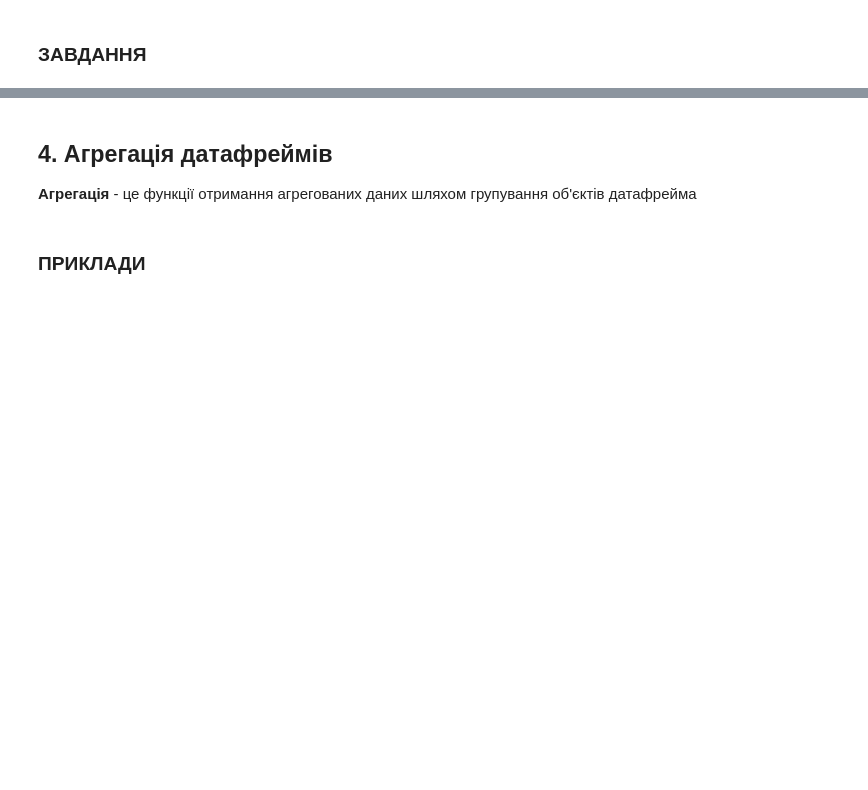
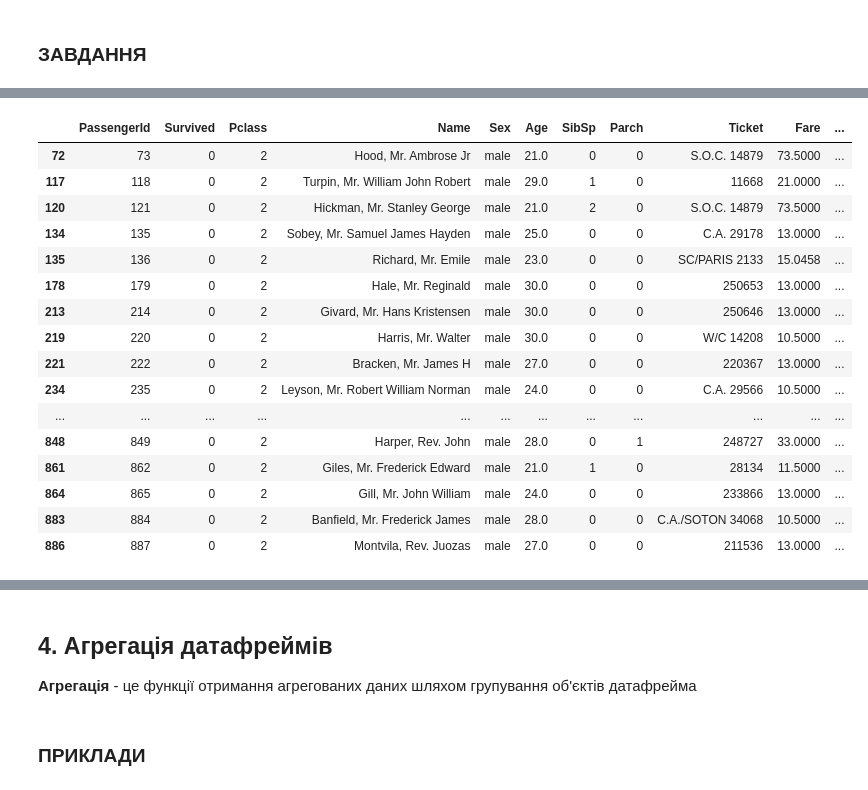
Before and after one commit to KatyaIT124/ML-2023, a Jupyter notebook: Pandas/Pandas_lab.ipynb, the cells around one changed output, grey strips where cells are left out. Drawn from its saved outputs; the diff is of its cells as text; code cells hidden in the pictures; blank space fills up the shorter version.

```diff
--- a/Pandas/Pandas_lab.ipynb
+++ b/Pandas/Pandas_lab.ipynb
@@ -502,7 +609,26 @@ titanic = pd.read_csv(url)
 # %%
 # ЗАВДАННЯ 3.5: вибрати з датасету `titanic` рядки з пасажирами чоловічої статі віком
 # від 20 до 30 років, які подорожували 2 класом
-...
+titanic_male = titanic.loc[(titanic['Sex'] == 'male') & (titanic['Age'] >= 20) & (titanic['Age'] <= 30) & (titanic['Pclass'] == 2)]
+titanic_male
+# %% [output]
+|  | PassengerId | Survived | Pclass | Name | Sex | Age | SibSp | Parch | Ticket | Fare | ... |
+| 72 | 73 | 0 | 2 | Hood, Mr. Ambrose Jr | male | 21.0 | 0 | 0 | S.O.C. 14879 | 73.5000 | ... |
+| 117 | 118 | 0 | 2 | Turpin, Mr. William John Robert | male | 29.0 | 1 | 0 | 11668 | 21.0000 | ... |
+| 120 | 121 | 0 | 2 | Hickman, Mr. Stanley George | male | 21.0 | 2 | 0 | S.O.C. 14879 | 73.5000 | ... |
+| 134 | 135 | 0 | 2 | Sobey, Mr. Samuel James Hayden | male | 25.0 | 0 | 0 | C.A. 29178 | 13.0000 | ... |
+| 135 | 136 | 0 | 2 | Richard, Mr. Emile | male | 23.0 | 0 | 0 | SC/PARIS 2133 | 15.0458 | ... |
+| 178 | 179 | 0 | 2 | Hale, Mr. Reginald | male | 30.0 | 0 | 0 | 250653 | 13.0000 | ... |
+| 213 | 214 | 0 | 2 | Givard, Mr. Hans Kristensen | male | 30.0 | 0 | 0 | 250646 | 13.0000 | ... |
+| 219 | 220 | 0 | 2 | Harris, Mr. Walter | male | 30.0 | 0 | 0 | W/C 14208 | 10.5000 | ... |
+| 221 | 222 | 0 | 2 | Bracken, Mr. James H | male | 27.0 | 0 | 0 | 220367 | 13.0000 | ... |
+| 234 | 235 | 0 | 2 | Leyson, Mr. Robert William Norman | male | 24.0 | 0 | 0 | C.A. 29566 | 10.5000 | ... |
+| ... | ... | ... | ... | ... | ... | ... | ... | ... | ... | ... | ... |
+| 848 | 849 | 0 | 2 | Harper, Rev. John | male | 28.0 | 0 | 1 | 248727 | 33.0000 | ... |
+| 861 | 862 | 0 | 2 | Giles, Mr. Frederick Edward | male | 21.0 | 1 | 0 | 28134 | 11.5000 | ... |
+| 864 | 865 | 0 | 2 | Gill, Mr. John William | male | 24.0 | 0 | 0 | 233866 | 13.0000 | ... |
+| 883 | 884 | 0 | 2 | Banfield, Mr. Frederick James | male | 28.0 | 0 | 0 | C.A./SOTON 34068 | 10.5000 | ... |
+| 886 | 887 | 0 | 2 | Montvila, Rev. Juozas | male | 27.0 | 0 | 0 | 211536 | 13.0000 | ... |
 # %%
 # ЗАВДАННЯ 3.6: видалити з датасету `titanic` рядки з пасажирами у яких відсутня
 # вартість (fare) квітка
```
Also changed, not shown: parts of 26 cells of this notebook.
